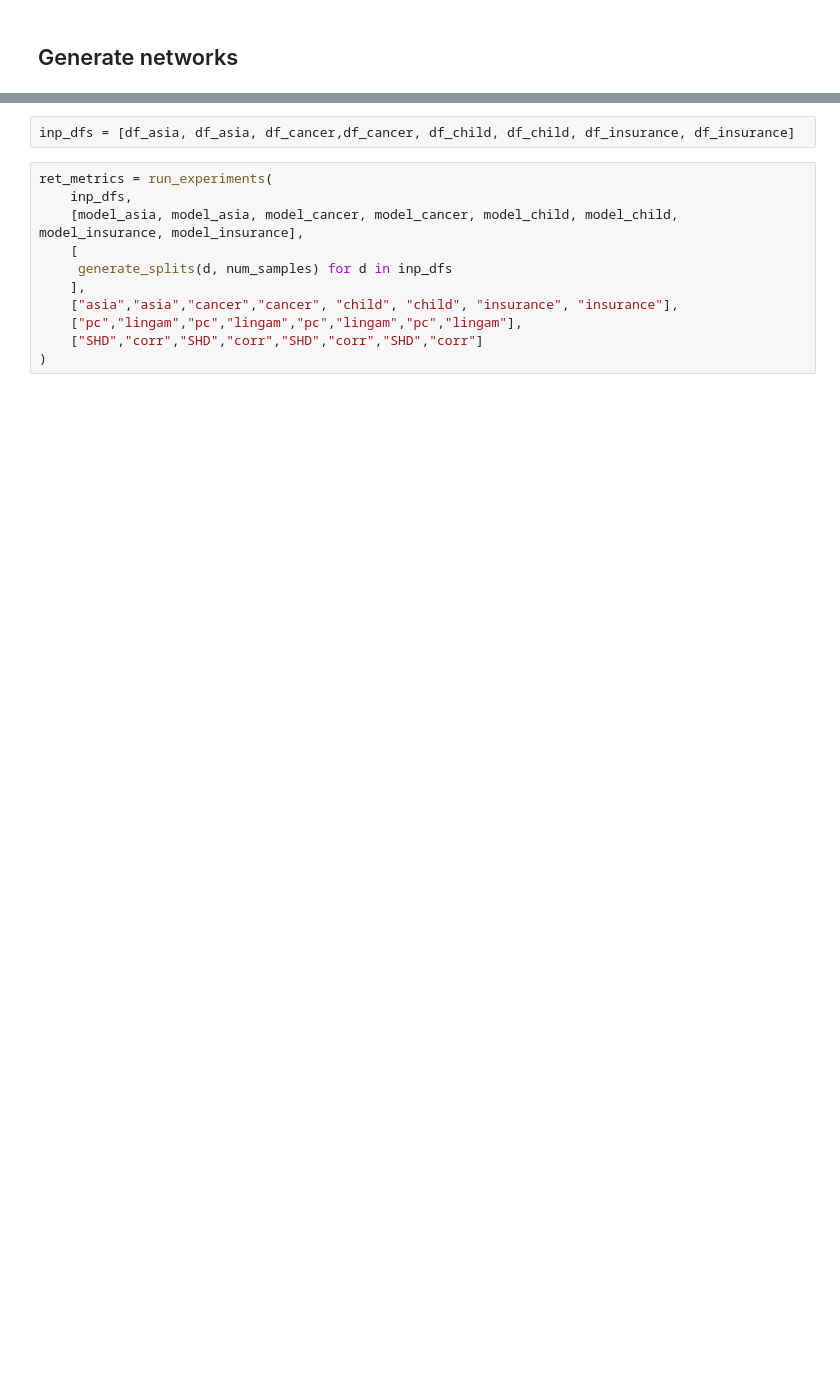
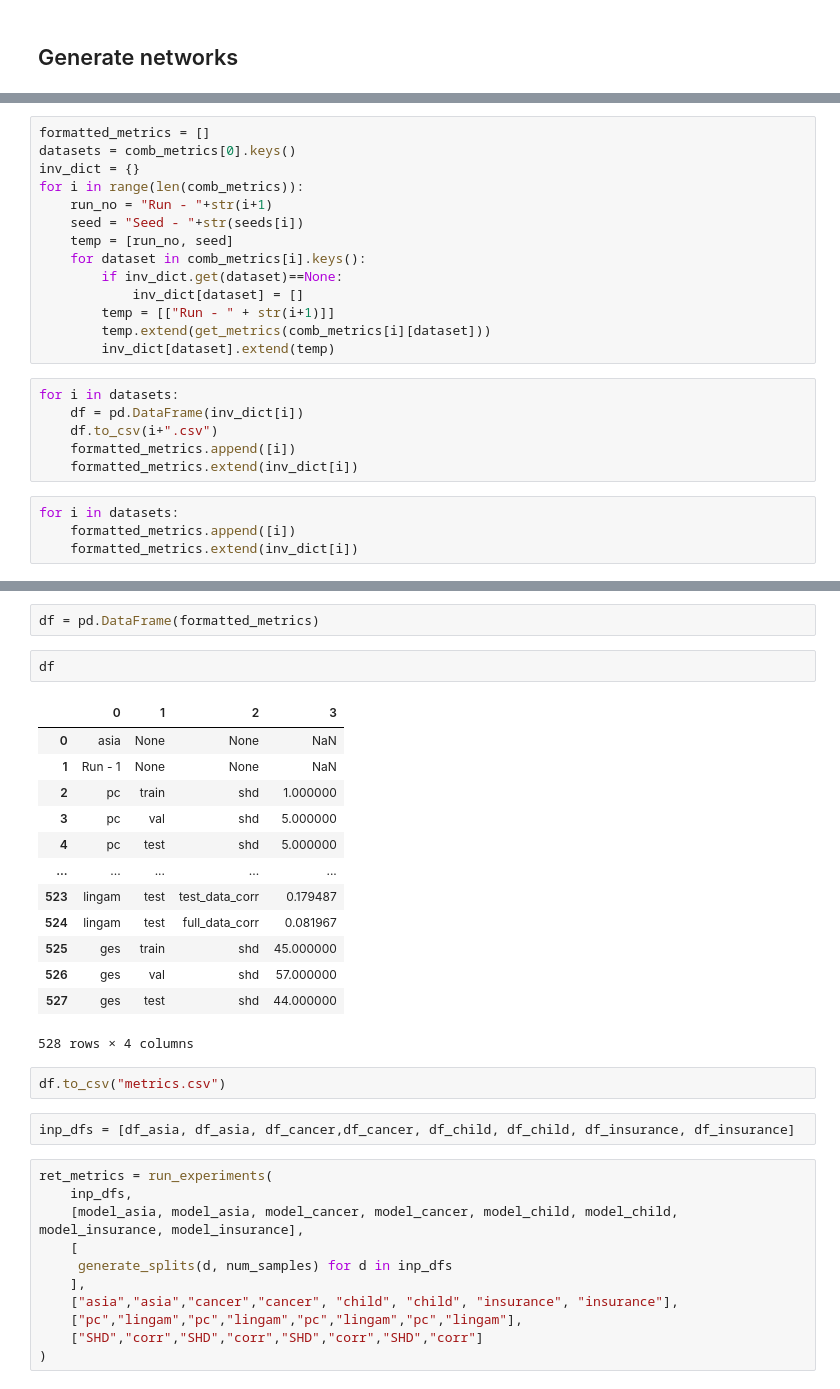
Before and after one commit to AmoghSingh25/Structure_Learning_L65, a Jupyter notebook: CausalGraphsBNNets.ipynb, the cells around one changed output, grey strips where cells are left out. Saved outputs shown, nothing was run; the diff lists cells and outputs as text; blank space fills up the shorter version.

Commit message:
Metrics for multiple runs of causal algo and DAG-GNN

```diff
--- a/CausalGraphsBNNets.ipynb
+++ b/CausalGraphsBNNets.ipynb
@@ -185,0 +281,24 @@ Test split = 20
+# %%
+formatted_metrics = []
+datasets = comb_metrics[0].keys()
+inv_dict = {}
+for i in range(len(comb_metrics)):
+    run_no = "Run - "+str(i+1)
+    seed = "Seed - "+str(seeds[i])
+    temp = [run_no, seed]
+    for dataset in comb_metrics[i].keys():
+        if inv_dict.get(dataset)==None:
+            inv_dict[dataset] = []
+        temp = [["Run - " + str(i+1)]]
+        temp.extend(get_metrics(comb_metrics[i][dataset]))
+        inv_dict[dataset].extend(temp)
+# %%
+for i in datasets:
+    df = pd.DataFrame(inv_dict[i])
+    df.to_csv(i+".csv")
+    formatted_metrics.append([i])
+    formatted_metrics.extend(inv_dict[i])
+# %%
+for i in datasets:
+    formatted_metrics.append([i])
+    formatted_metrics.extend(inv_dict[i])
@@ -186,3 +325,23 @@ Test split = 20
+# %%
+df = pd.DataFrame(formatted_metrics)
+# %%
+df
+# %% [output]
+|  | 0 | 1 | 2 | 3 |
+| 0 | asia | None | None | NaN |
+| 1 | Run - 1 | None | None | NaN |
+| 2 | pc | train | shd | 1.000000 |
+| 3 | pc | val | shd | 5.000000 |
+| 4 | pc | test | shd | 5.000000 |
+| ... | ... | ... | ... | ... |
+| 523 | lingam | test | test_data_corr | 0.179487 |
+| 524 | lingam | test | full_data_corr | 0.081967 |
+| 525 | ges | train | shd | 45.000000 |
+| 526 | ges | val | shd | 57.000000 |
+| 527 | ges | test | shd | 44.000000 |
+528 rows × 4 columns
+# %%
+df.to_csv("metrics.csv")
 # %%
 inp_dfs = [df_asia, df_asia, df_cancer,df_cancer, df_child, df_child, df_insurance, df_insurance]
 # %%
```
Also changed, not shown: parts of 26 cells of this notebook, 12 other files.
